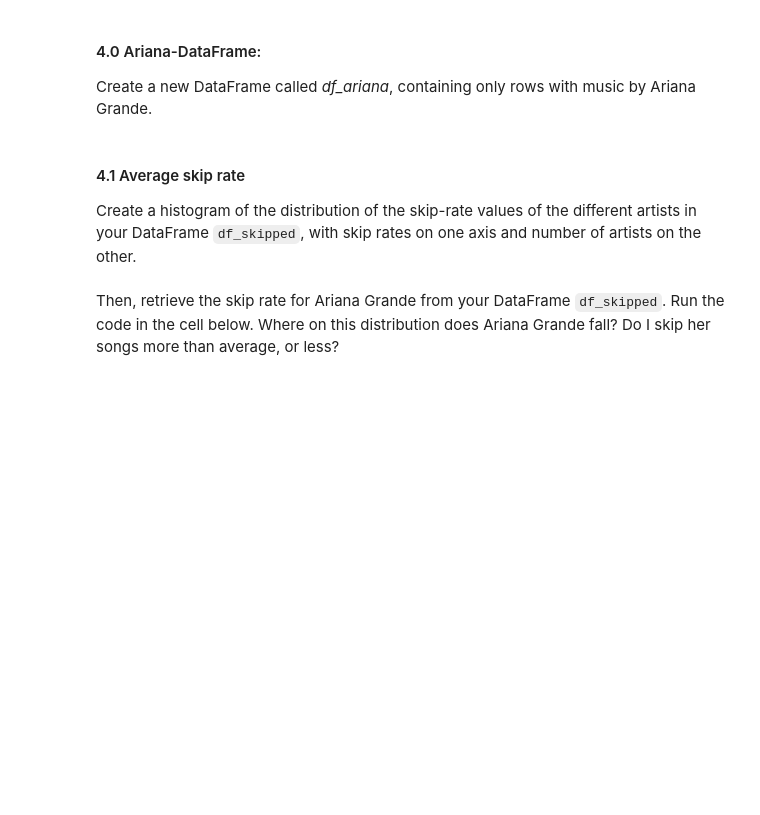
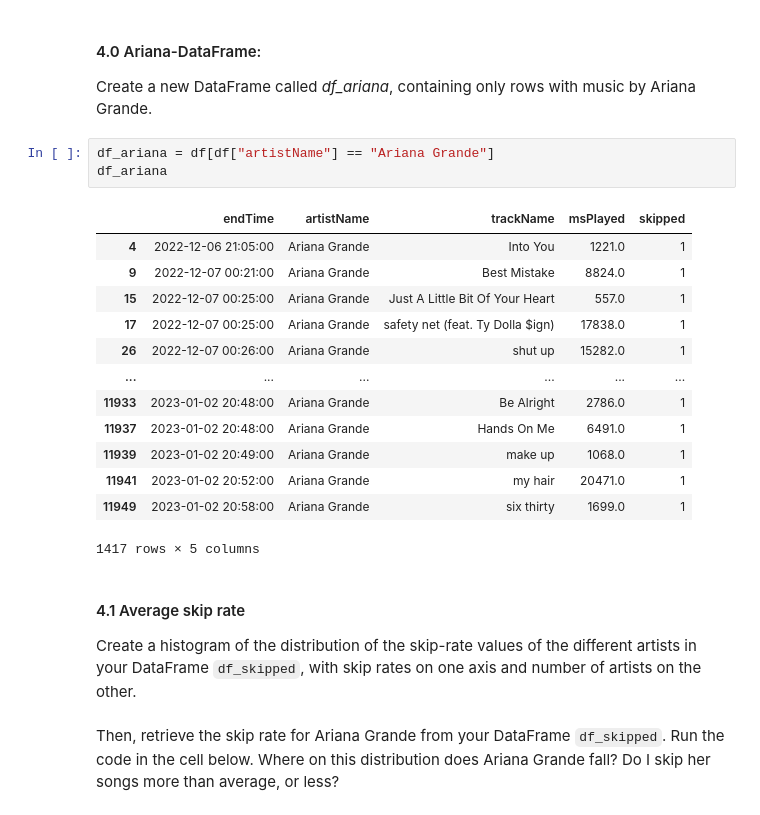
Before and after one commit to B-rage04/DAT200G4, a Jupyter notebook: CA1_assignment/assignment/CA1_spotify.ipynb, the cells around one changed output. Cells and saved outputs as stored; diff of their text form; blank space fills up the shorter version.

```diff
--- a/CA1_assignment/assignment/CA1_spotify.ipynb
+++ b/CA1_assignment/assignment/CA1_spotify.ipynb
@@ -387,6 +372,23 @@ Find the `three` top artists with the lowest skip-rate and the `three` with the
 # %% [markdown]
 #### 4.0 Ariana-DataFrame:
 Create a new DataFrame called *df_ariana*, containing only rows with music by Ariana Grande.
+# %%
+df_ariana = df[df["artistName"] == "Ariana Grande"]
+df_ariana
+# %% [output]
+|  | endTime | artistName | trackName | msPlayed | skipped |
+| 4 | 2022-12-06 21:05:00 | Ariana Grande | Into You | 1221.0 | 1 |
+| 9 | 2022-12-07 00:21:00 | Ariana Grande | Best Mistake | 8824.0 | 1 |
+| 15 | 2022-12-07 00:25:00 | Ariana Grande | Just A Little Bit Of Your Heart | 557.0 | 1 |
+| 17 | 2022-12-07 00:25:00 | Ariana Grande | safety net (feat. Ty Dolla $ign) | 17838.0 | 1 |
+| 26 | 2022-12-07 00:26:00 | Ariana Grande | shut up | 15282.0 | 1 |
+| ... | ... | ... | ... | ... | ... |
+| 11933 | 2023-01-02 20:48:00 | Ariana Grande | Be Alright | 2786.0 | 1 |
+| 11937 | 2023-01-02 20:48:00 | Ariana Grande | Hands On Me | 6491.0 | 1 |
+| 11939 | 2023-01-02 20:49:00 | Ariana Grande | make up | 1068.0 | 1 |
+| 11941 | 2023-01-02 20:52:00 | Ariana Grande | my hair | 20471.0 | 1 |
+| 11949 | 2023-01-02 20:58:00 | Ariana Grande | six thirty | 1699.0 | 1 |
+1417 rows × 5 columns
 # %% [markdown]
 #### 4.1 Average skip rate
 Create a histogram of the distribution of the skip-rate values of the different artists in your DataFrame  `df_skipped`, with skip rates on one axis and number of artists on the other. \
```
Also changed, not shown: parts of 2 cells of this notebook.
